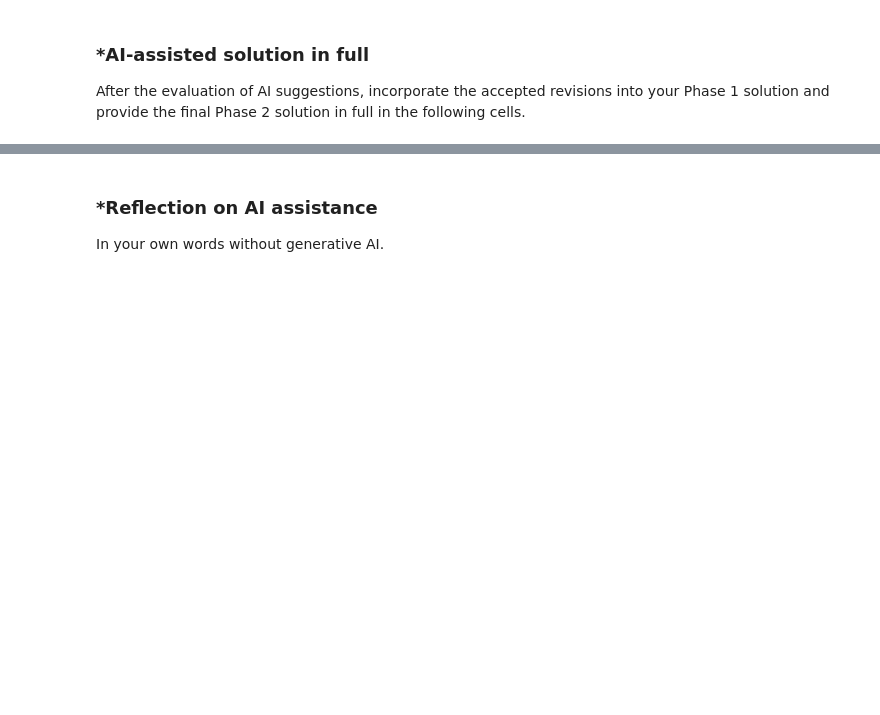
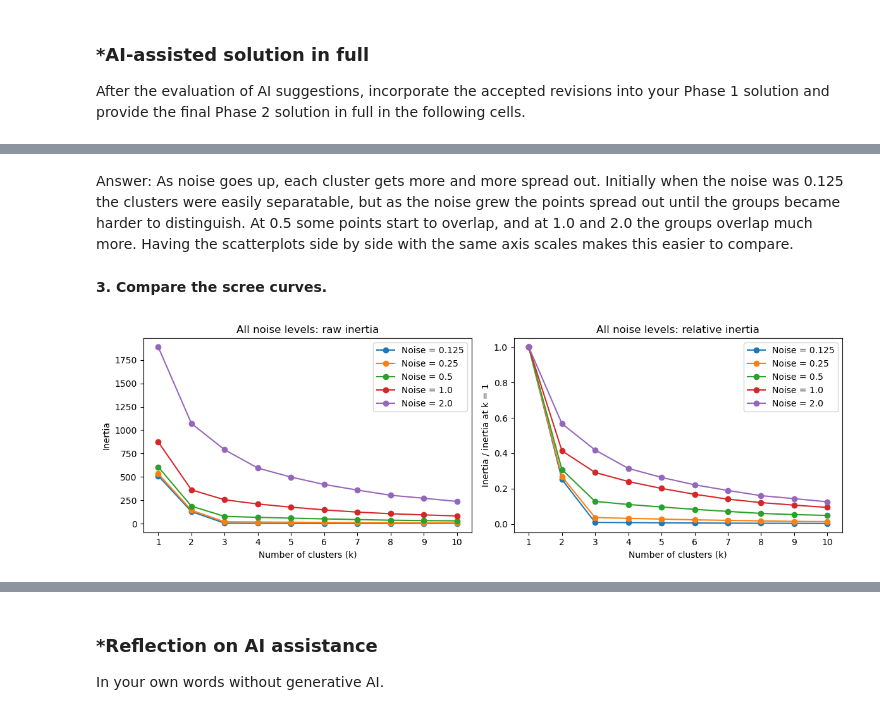
Before and after one commit to andrewniscool/A04-clustering, a Jupyter notebook: notebook.ipynb, the cells around one changed output, grey strips where cells are left out. Cells and saved outputs as stored; diff of their text form; code cells hidden in the pictures; blank space fills up the shorter version.

```diff
--- a/notebook.ipynb
+++ b/notebook.ipynb
@@ -428,0 +482,35 @@ After the evaluation of AI suggestions, incorporate the accepted revisions into
+# %% [markdown]
+Answer: As noise goes up, each cluster gets more and more spread out. Initially when the noise was 0.125 the clusters were easily separatable, but as the noise grew the points spread out until the groups became harder to distinguish. At 0.5 some points start to overlap, and at 1.0 and 2.0 the groups overlap much more. Having the scatterplots side by side with the same axis scales makes this easier to compare.
+# %% [markdown]
+**3. Compare the scree curves.**
+# %%
+ks = range(1, 11)
+
+def get_inertias(X):
+    return np.array([
+        KMeans(n_clusters=k, random_state=100, n_init=10).fit(X).inertia_
+        for k in ks
+    ])
+
+q1_inertias = pd.DataFrame({
+    noise: get_inertias(df[["x1", "x2"]])
+    for noise, df in noise_datasets.items()
+}, index=pd.Index(ks, name="k"))
+fig, axes = plt.subplots(1, 2, figsize=(12, 4))
+for noise in noise_datasets:
+    values = q1_inertias[noise]
+    axes[0].plot(ks, values, marker="o", label=f"Noise = {noise}")
+    axes[1].plot(ks, values / values.iloc[0], marker="o", label=f"Noise = {noise}")
+for ax in axes:
+    ax.set_xlabel("Number of clusters (k)")
+    ax.set_xticks(list(ks))
+    ax.legend()
+axes[0].set_title("All noise levels: raw inertia")
+axes[0].set_ylabel("Inertia")
+axes[1].set_title("All noise levels: relative inertia")
+axes[1].set_ylabel("Inertia / inertia at k = 1")
+assert np.allclose((q1_inertias / q1_inertias.iloc[0]).iloc[0], 1)
+plt.tight_layout()
+plt.show()
+# %% [output]
+[figure, added]
```
Also changed, not shown: parts of 21 cells of this notebook.
